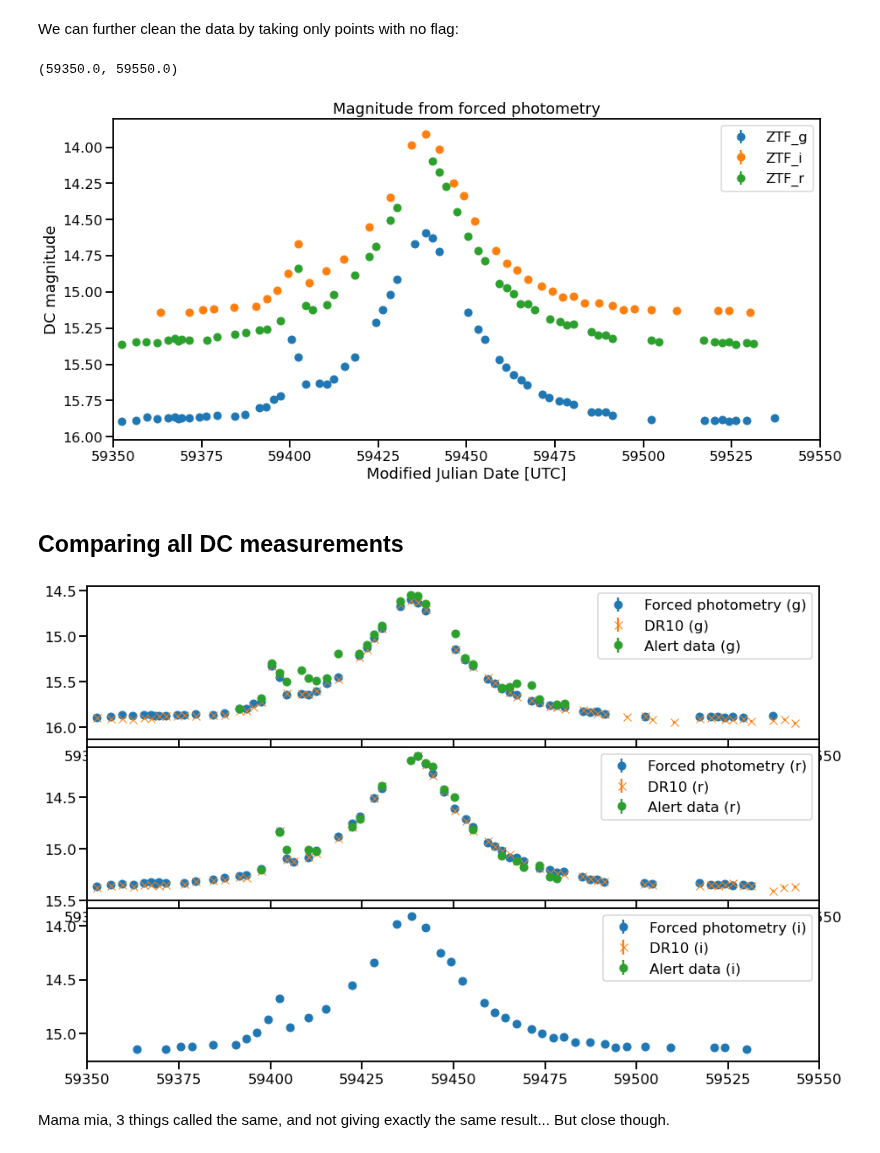
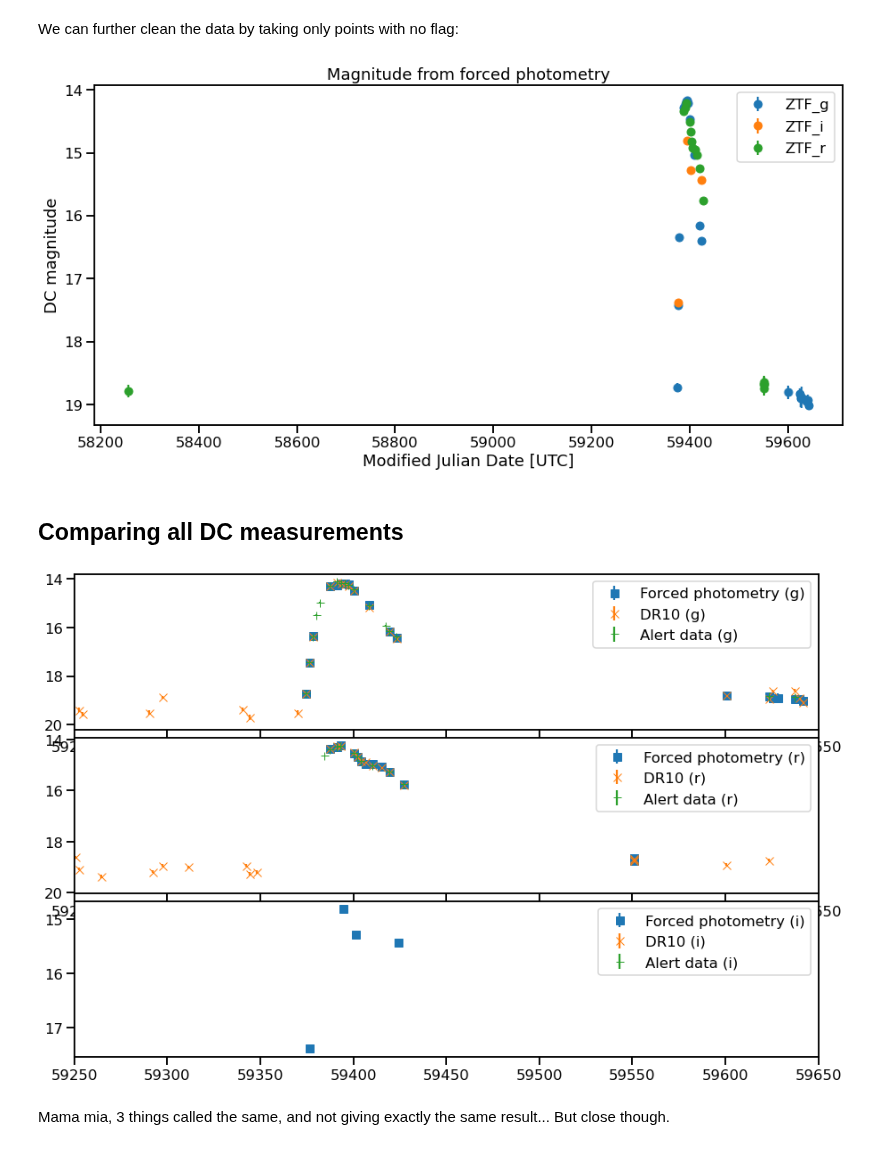
Before and after one commit to astrolabsoftware/fink-tutorials, a Jupyter notebook: photometry/photometry_tutorial.ipynb, the cells around one changed output. Drawn from its saved outputs; the diff is of its cells as text; code cells hidden in the pictures.

```diff
--- a/photometry/photometry_tutorial.ipynb
+++ b/photometry/photometry_tutorial.ipynb
@@ -20,7 +20,7 @@ Let's start with the ZTF alerts processed by Fink. By default, each alert packet
 r = requests.post(
   'https://fink-portal.org/api/v1/objects',
   json={
-    'objectId': 'ZTF18abktckv',
+    'objectId': 'ZTF21abfaohe',
     'withupperlim': 'True',
   }
 )
@@ -226,5 +245,5 @@ plt.xlim(59375, 59500);
 # %%
-pdf = pd.read_csv('forcedphotometry_req00100242_lc.txt', comment='#', sep=' ')
+pdf = pd.read_csv('forcedphotometry_req00149191_lc.txt', comment='#', sep=' ')
 
 pdf = pdf\
     .drop(columns=['Unnamed: 0'])\
@@ -441,8 +460,7 @@ plt.xlabel('Modified Julian Date [UTC]')
 plt.ylabel('DC magnitude');
 # plt.xlim(59350, 59550)
 # %% [output]
-(59350.0, 59550.0)
-[figure, old version]
+[figure, new version]
 # %% [markdown]
 ## Comparing all DC measurements
 # %%
@@ -471,36 +489,36 @@ for index in range(len(axes)):
         mag_dc[mask],
         err_dc[mask],
         ls='',
-        marker='o',
+        marker='s',
         label='Forced photometry ({})'.format(names[index])
     )
 
     # Data release
     f = pdf_ZTF['catflags'] == 0
     maskFilt = pdf_ZTF[f]['filtercode'] == filt_DR[index + 1]
     axes[index].errorbar(
         pdf_ZTF[f][maskFilt]['mjd'],
         pdf_ZTF[f][maskFilt]['mag'],
         pdf_ZTF[f][maskFilt]['magerr'],
         ls='', marker='x',
         label='DR10 ({})'.format(names[index])
     )
 
     # Alert
     maskFilt = pdf_magpsf_valid['i:fid'] == index + 1
     axes[index].errorbar(
         pdf_magpsf_valid[maskFilt]['i:jd'].apply(lambda x: x - 2400000.5),
         pdf_magpsf_valid[maskFilt]['i:mag_dc'],
         pdf_magpsf_valid[maskFilt]['i:err_dc'],
-        ls = '', marker='o',
+        ls = '', marker='+',
         label='Alert data ({})'.format(names[index])
     )
 
 
     axes[index].legend()
     axes[index].invert_yaxis()
-    axes[index].set_xlim(59350, 59550)
+    axes[index].set_xlim(59250, 59650)
 # %% [output]
-[figure, old version]
+[figure, new version]
 # %% [markdown]
 Mama mia, 3 things called the same, and not giving exactly the same result... But close though.
```
Also changed, not shown: parts of 9 cells of this notebook, 1 other file.
